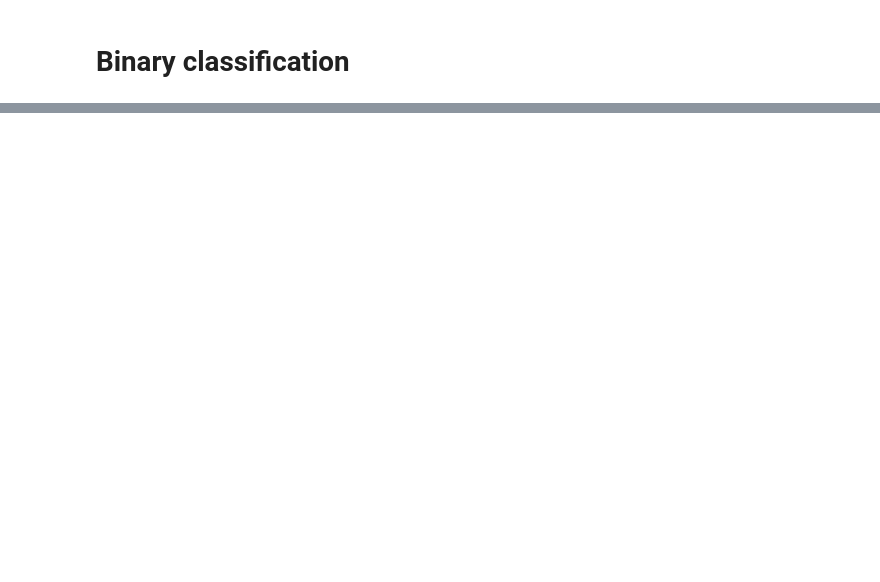
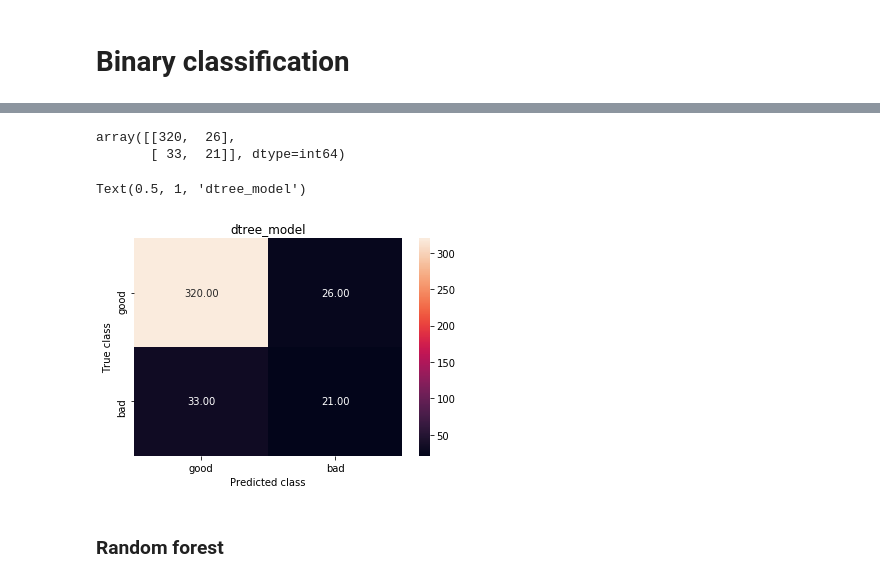
Before and after one commit to ksp2000/Wine-Quality-Detection, a Jupyter notebook: winequality.ipynb, the cells around one changed output, grey strips where cells are left out. Cells and saved outputs as stored; diff of their text form; code cells hidden in the pictures; blank space fills up the shorter version.

```diff
--- a/winequality.ipynb
+++ b/winequality.ipynb
@@ -437,0 +803,5 @@ print(accuracy_rfm)
+# %%
+from sklearn.tree import DecisionTreeClassifier
+
+dtree_model = DecisionTreeClassifier(max_depth = 6,max_features='auto',random_state=0)
+dtree_model.fit(X_train,y_train)
@@ -437,0 +849,2 @@ print(accuracy_rfm)
+# %%
+prediction_dtree_model = dtree_model.predict(X_test)
@@ -437,0 +862,16 @@ print(accuracy_rfm)
+# %%
+cm_dtree_model = confusion_matrix(y_test, prediction_dtree_model)
+cm_dtree_model
+# %% [output]
+array([[320,  26],
+       [ 33,  21]], dtype=int64)
+# %%
+sns.heatmap(cm_dtree_model, annot=True, fmt='.2f',xticklabels = ["good", "bad"] , yticklabels = ["good", "bad"] )
+plt.ylabel('True class')
+plt.xlabel('Predicted class')
+plt.title('dtree_model')
+# %% [output]
+Text(0.5, 1, 'dtree_model')
+[figure, added]
+# %% [markdown]
+### Random forest
```
Also changed, not shown: parts of 140 cells of this notebook, 3 other files.
